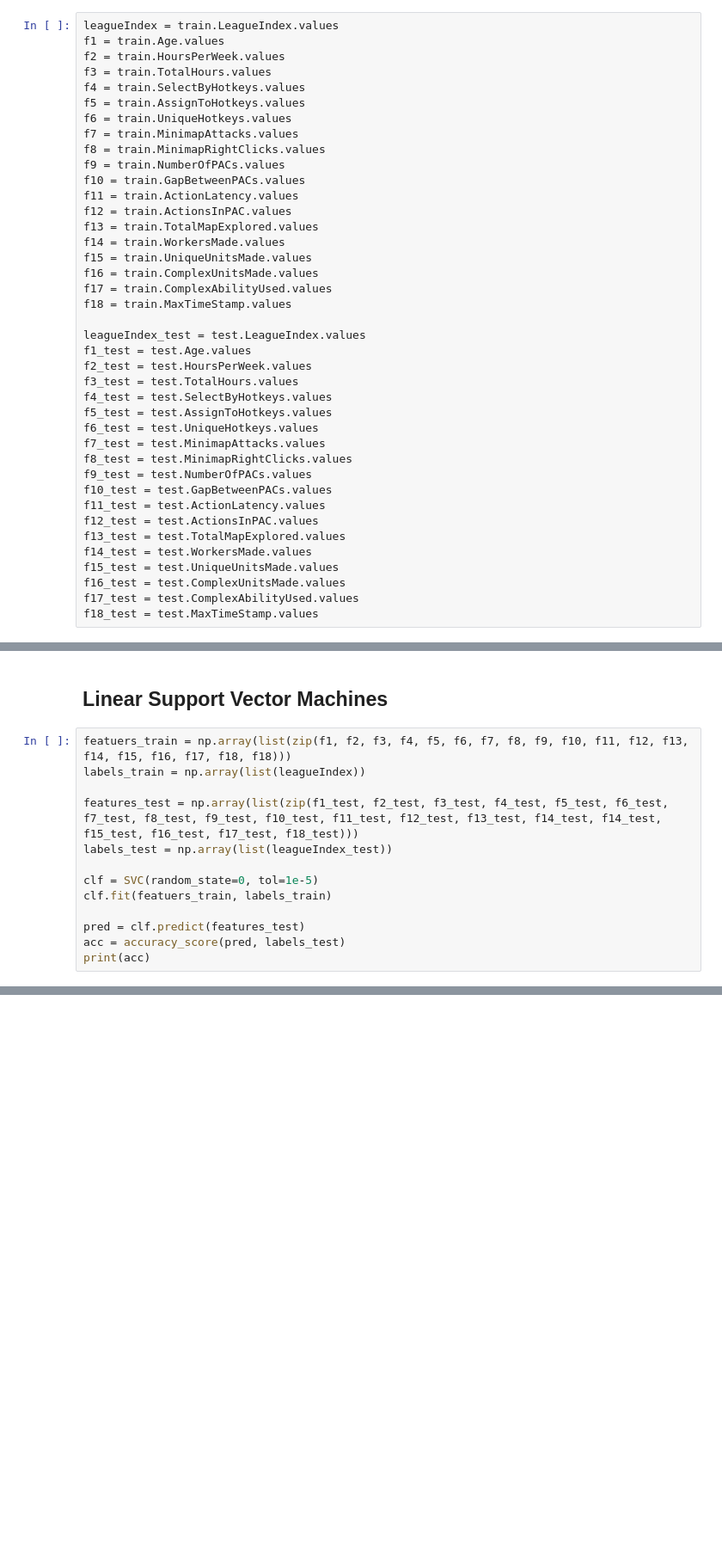
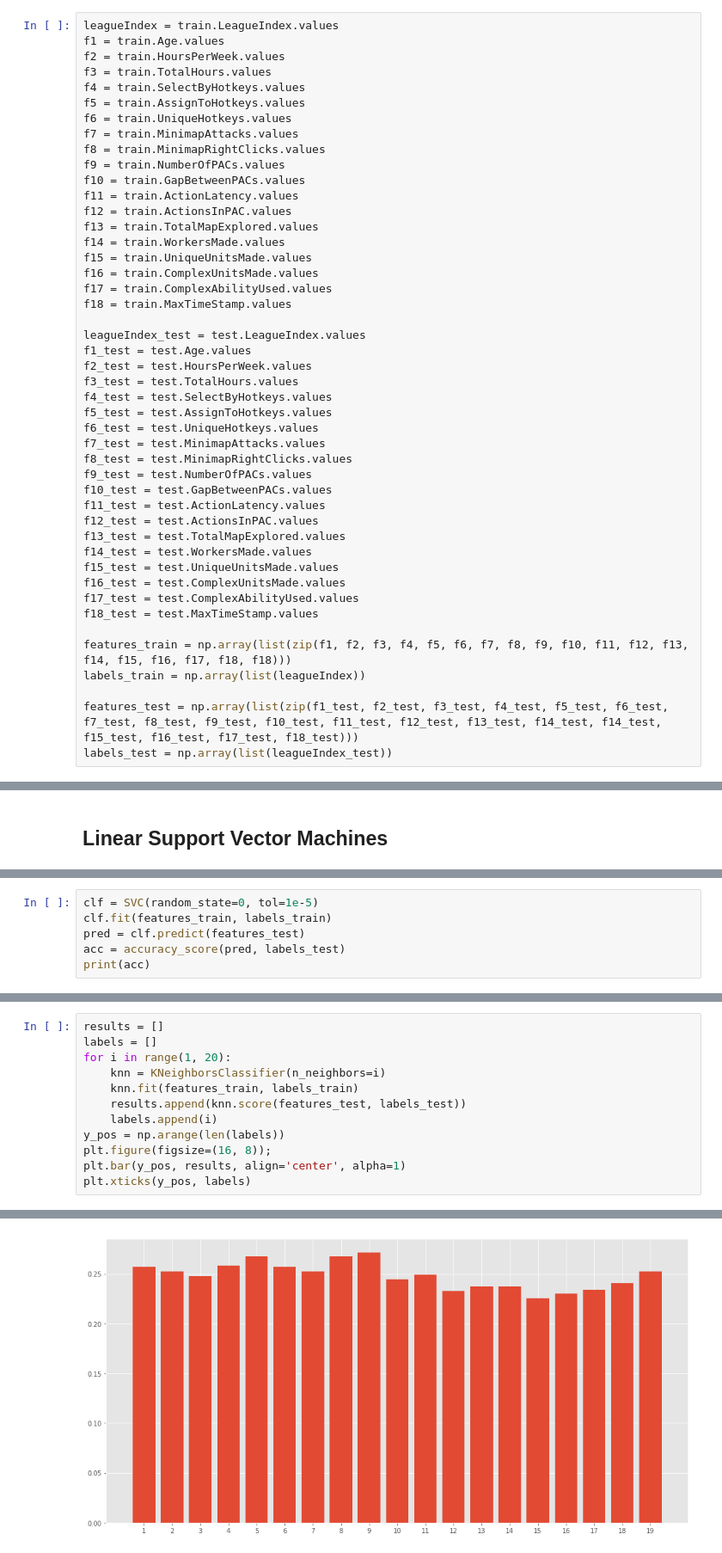
Before and after one commit to SanderVanAndel/ADS-MachineLearning, a Jupyter notebook: Discovery.ipynb, the cells around one changed output, grey strips where cells are left out. Shown: that part at 86% size. Saved outputs shown, nothing was run; the diff lists cells and outputs as text; blank space fills up the shorter version.

```diff
--- a/Discovery.ipynb
+++ b/Discovery.ipynb
@@ -263,3 +264,9 @@ f15_test = test.UniqueUnitsMade.values
 f16_test = test.ComplexUnitsMade.values
 f17_test = test.ComplexAbilityUsed.values
 f18_test = test.MaxTimeStamp.values
+
+features_train = np.array(list(zip(f1, f2, f3, f4, f5, f6, f7, f8, f9, f10, f11, f12, f13, f14, f15, f16, f17, f18, f18)))
+labels_train = np.array(list(leagueIndex))
+
+features_test = np.array(list(zip(f1_test, f2_test, f3_test, f4_test, f5_test, f6_test, f7_test, f8_test, f9_test, f10_test, f11_test, f12_test, f13_test, f14_test, f14_test, f15_test, f16_test, f17_test, f18_test)))
+labels_test = np.array(list(leagueIndex_test))
@@ -266,15 +279,2 @@ f18_test = test.MaxTimeStamp.values
 # %% [markdown]
 ## Linear Support Vector Machines
-# %%
-featuers_train = np.array(list(zip(f1, f2, f3, f4, f5, f6, f7, f8, f9, f10, f11, f12, f13, f14, f15, f16, f17, f18, f18)))
-labels_train = np.array(list(leagueIndex))
-
-features_test = np.array(list(zip(f1_test, f2_test, f3_test, f4_test, f5_test, f6_test, f7_test, f8_test, f9_test, f10_test, f11_test, f12_test, f13_test, f14_test, f14_test, f15_test, f16_test, f17_test, f18_test)))
-labels_test = np.array(list(leagueIndex_test))
-
-clf = SVC(random_state=0, tol=1e-5)
-clf.fit(featuers_train, labels_train)
-
-pred = clf.predict(features_test)
-acc = accuracy_score(pred, labels_test)
-print(acc)
@@ -282,0 +281,6 @@ print(acc)
+# %%
+clf = SVC(random_state=0, tol=1e-5)
+clf.fit(features_train, labels_train)
+pred = clf.predict(features_test)
+acc = accuracy_score(pred, labels_test)
+print(acc)
@@ -282,0 +291,13 @@ print(acc)
+# %%
+results = []
+labels = []
+for i in range(1, 20):
+    knn = KNeighborsClassifier(n_neighbors=i)
+    knn.fit(features_train, labels_train)
+    results.append(knn.score(features_test, labels_test))
+    labels.append(i)
+y_pos = np.arange(len(labels))
+plt.figure(figsize=(16, 8));
+plt.bar(y_pos, results, align='center', alpha=1)
+plt.xticks(y_pos, labels)
+# %% [output]
@@ -282,0 +324 @@ print(acc)
+[figure, added]
```
Also changed, not shown: parts of 10 cells of this notebook.
